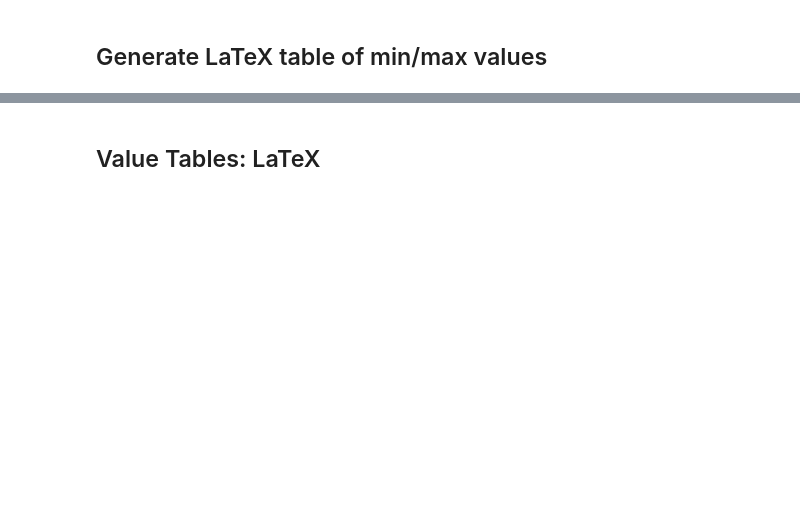
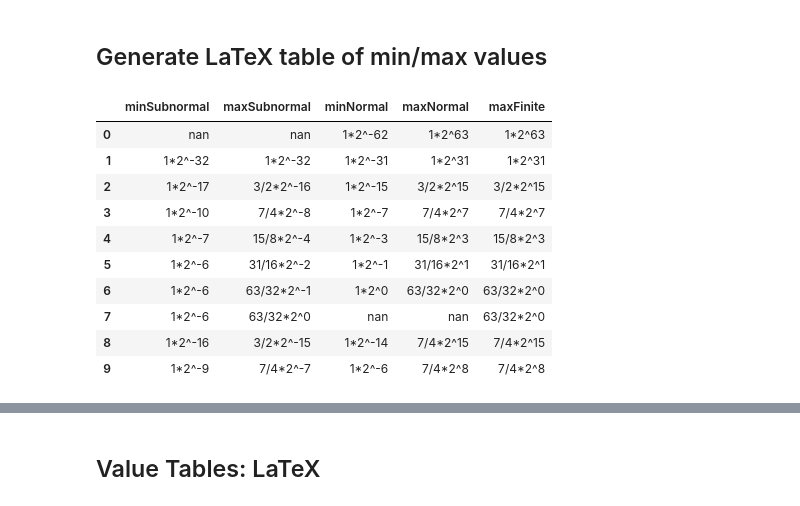
Before and after one commit to P3109/Public, a Jupyter notebook: Value Tables/make-value-tables.ipynb, the cells around one changed output, grey strips where cells are left out. Saved outputs shown, nothing was run; the diff lists cells and outputs as text; code cells hidden in the pictures; blank space fills up the shorter version.

```diff
--- a/Value Tables/make-value-tables.ipynb
+++ b/Value Tables/make-value-tables.ipynb
@@ -447,5 +619,17 @@ df_pow2
 # %% [markdown]
 ## Generate LaTeX table of min/max values
 # %%
-df_pow2[["name","minSubnormal","maxSubnormal","minNormal","maxNormal","maxFinite"]]
+df_pow2[["minSubnormal","maxSubnormal","minNormal","maxNormal","maxFinite"]]
+# %% [output]
+|  | minSubnormal | maxSubnormal | minNormal | maxNormal | maxFinite |
+| 0 | nan | nan | 1*2^-62 | 1*2^63 | 1*2^63 |
+| 1 | 1*2^-32 | 1*2^-32 | 1*2^-31 | 1*2^31 | 1*2^31 |
+| 2 | 1*2^-17 | 3/2*2^-16 | 1*2^-15 | 3/2*2^15 | 3/2*2^15 |
+| 3 | 1*2^-10 | 7/4*2^-8 | 1*2^-7 | 7/4*2^7 | 7/4*2^7 |
+| 4 | 1*2^-7 | 15/8*2^-4 | 1*2^-3 | 15/8*2^3 | 15/8*2^3 |
+| 5 | 1*2^-6 | 31/16*2^-2 | 1*2^-1 | 31/16*2^1 | 31/16*2^1 |
+| 6 | 1*2^-6 | 63/32*2^-1 | 1*2^0 | 63/32*2^0 | 63/32*2^0 |
+| 7 | 1*2^-6 | 63/32*2^0 | nan | nan | 63/32*2^0 |
+| 8 | 1*2^-16 | 3/2*2^-15 | 1*2^-14 | 7/4*2^15 | 7/4*2^15 |
+| 9 | 1*2^-9 | 7/4*2^-7 | 1*2^-6 | 7/4*2^8 | 7/4*2^8 |
 # %%
```
Also changed, not shown: parts of 26 cells of this notebook.
